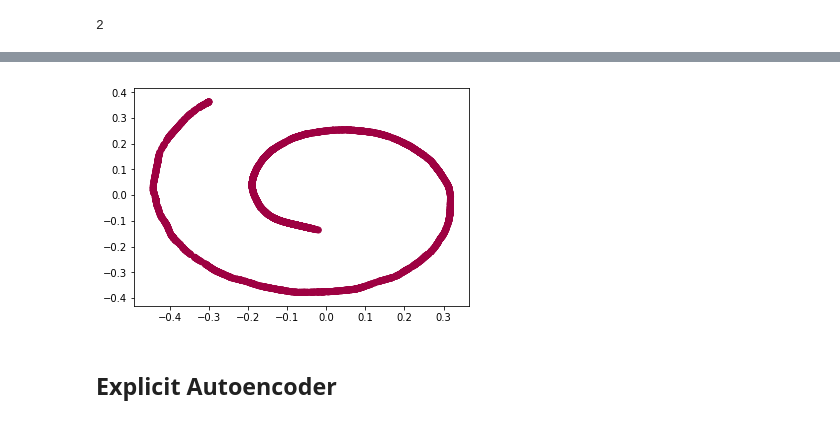
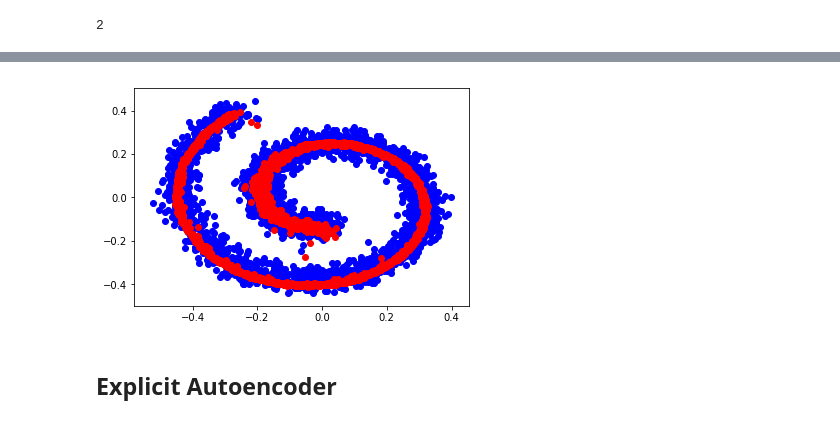
Before and after one commit to psr6275/Projected-Autoencoder, a Jupyter notebook: jupyter/Toy Examples-2D.ipynb, the cells around one changed output, grey strips where cells are left out. Cells and saved outputs as stored; diff of their text form; code cells hidden in the pictures.

Commit message:
add the figures

```diff
--- a/jupyter/Toy Examples-2D.ipynb
+++ b/jupyter/Toy Examples-2D.ipynb
@@ -38,7 +36,7 @@ xtrain.shape[1]
 # %% [output]
 2
 # %%
-toy_dae = Toy_DAE(xtrain,noise_type = "gaussian",noise_scale = 0.03,test_size = 0.1,num_batch = 300,dims=[1000],noise_rep =1,epoch=300)
+toy_dae = Toy_DAE(xtrain,noise_type = "gaussian",noise_scale = 0.02,test_size = 0.1,num_batch = 300,dims=[1000],noise_rep =1,epoch=300)
 # %% [output]
 _________________________________________________________________
 Layer (type)                 Output Shape              Param #
@@ -86,14 +84,16 @@ plt.show()
 # %%
-x_ds = toy_dae.apply_DS(x_crr,vr=0,max_iter=3)
+x_ds = toy_dae.apply_DS(x_crr,vr=0.9,max_iter=20)
 #x_ds = toy_dae.predict(x_crr)
 #x_ds = toy_dae.predict(x_ds)
 # %%
 fig = plt.figure()
 ax = fig.add_subplot(111)
-ax.scatter(x_ds[:,0],x_ds[:,1],c=ytest,cmap=plt.cm.Spectral)
+ax.scatter(x_crr[:,0],x_crr[:,1],color = 'b')
+ax.scatter(x_ds[:,0],x_ds[:,1],color = 'r')
+plt.savefig('../figures/SR_2D_small.png')
 plt.show()
 # %% [output]
-[figure, old version]
+[figure, new version]
 # %% [markdown]
 ## Explicit Autoencoder
 # %%
```
Also changed, not shown: parts of 6 cells of this notebook, 3 other files.
